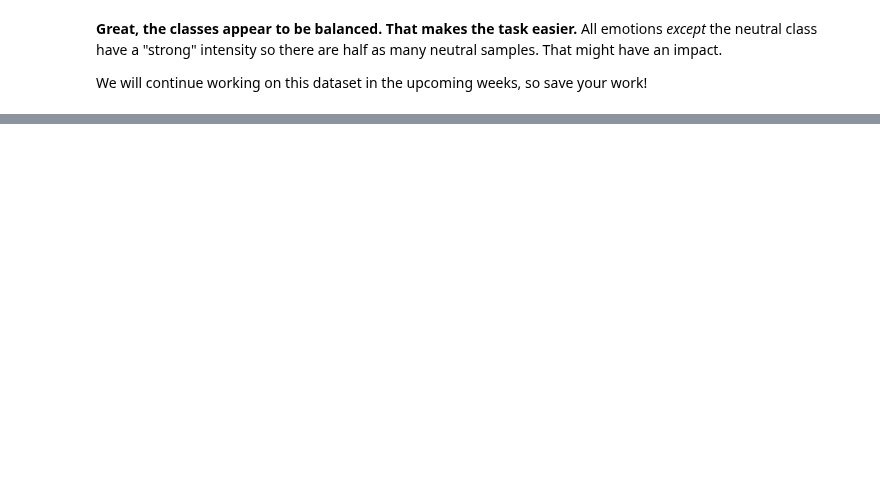
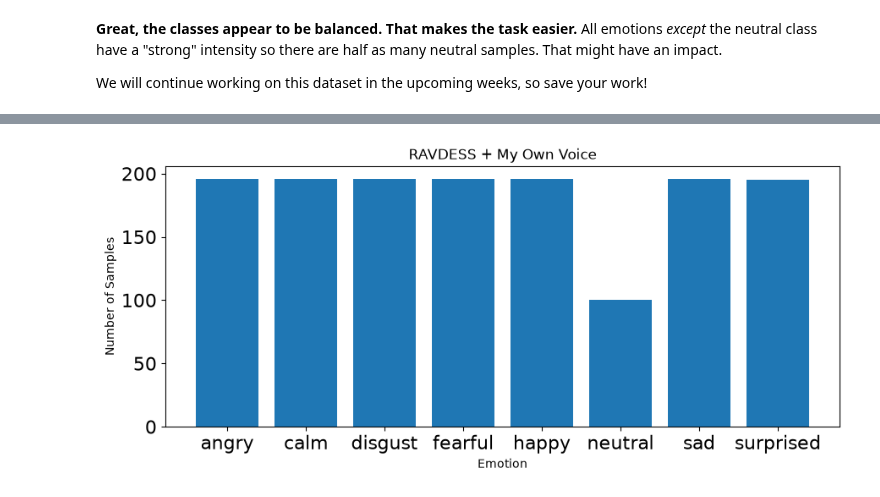
Before and after one commit to IAT-ExploringAI-2026/Week2-DataPreprocessing, a Jupyter notebook: Week 2.ipynb, the cells around one changed output, grey strips where cells are left out. Cells and saved outputs as stored; diff of their text form; code cells hidden in the pictures; blank space fills up the shorter version.

```diff
--- a/Week 2.ipynb
+++ b/Week 2.ipynb
@@ -801,0 +854,15 @@ We will continue working on this dataset in the upcoming weeks, so save your wor
+# %%
+# plot emotions for RADNESS + My Voices
+plt.figure(figsize=(35,4))
+RAVDESS = plt.subplot(1,3,1)
+#np.unique returns ordered list of unique elements and count of each element
+emotion_list, count = np.unique(emotions_all, return_counts=True)
+plt.bar(x=range(8), height=count)
+plt.xticks(ticks=range(8), labels = [emotion for emotion in emotion_list],fontsize=10)
+plt.xlabel('Emotion')
+plt.tick_params(labelsize=16)
+plt.ylabel('Number of Samples')
+RAVDESS.title.set_text("RAVDESS + My Own Voice")
+plt.show()
+# %% [output]
+[figure, added]
```
Also changed, not shown: parts of 19 cells of this notebook.
